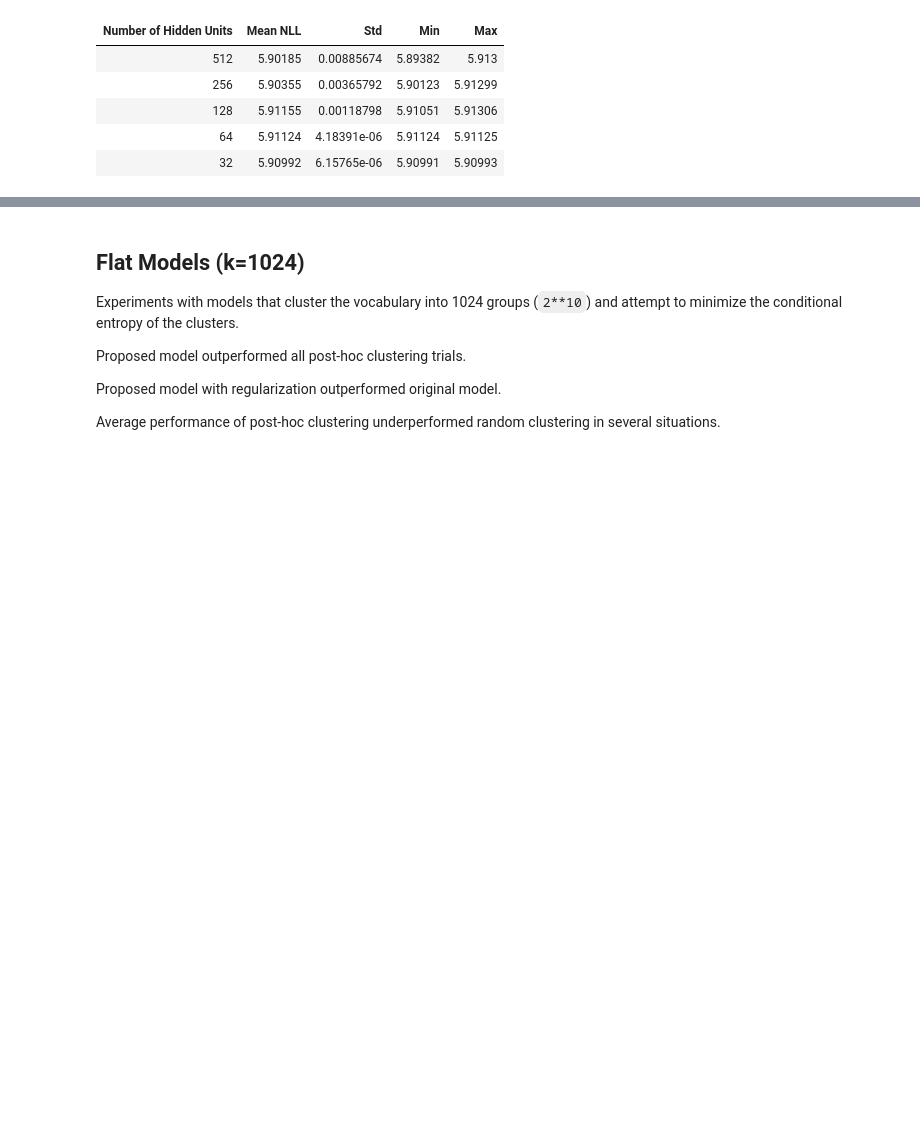
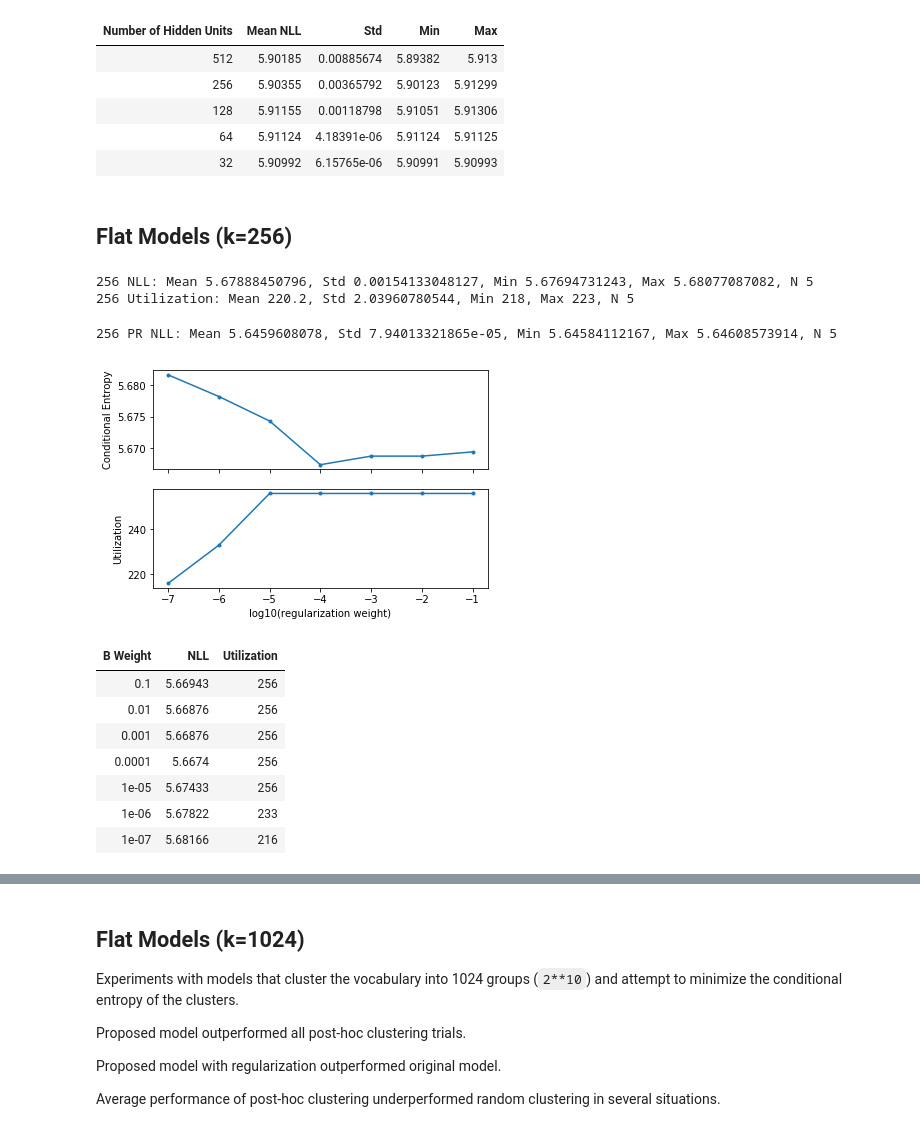
Before and after one commit to bstriner/discrete-skip-gram, a Jupyter notebook: notebook/results.ipynb, the cells around one changed output, grey strips where cells are left out. Saved outputs shown, nothing was run; the diff lists cells and outputs as text; code cells hidden in the pictures; blank space fills up the shorter version.

```diff
--- a/notebook/results.ipynb
+++ b/notebook/results.ipynb
@@ -327,3 +327,48 @@ display(stats_table(binary_bgmm['bzks'], binary_gmm['l2'],
 | 128 | 5.91155 | 0.00118798 | 5.91051 | 5.91306 |
 | 64 | 5.91124 | 4.18391e-06 | 5.91124 | 5.91125 |
 | 32 | 5.90992 | 6.15765e-06 | 5.90991 | 5.90993 |
+# %% [markdown]
+## Flat Models (k=256)
+# %%
+# Flat model without regularization
+flat2 = load_output('skipgram_256.npz')
+print("256 NLL: {}".format(stats_string(flat['nlls'])))
+print("256 Utilization: {}".format(stats_string(flat['utilizations'])))
+# %% [output]
+256 NLL: Mean 5.67888450796, Std 0.00154133048127, Min 5.67694731243, Max 5.68077087082, N 5
+256 Utilization: Mean 220.2, Std 2.03960780544, Min 218, Max 223, N 5
+# %%
+
+pr2 = load_output('point_replace_256.npy')
+print("256 PR NLL: {}".format(stats_string(pr2)))
+# %% [output]
+256 PR NLL: Mean 5.6459608078, Std 7.94013321865e-05, Min 5.64584112167, Max 5.64608573914, N 5
+# %%
+# Flat model with balance regularizer
+flat_b = load_output('skipgram_256-b.npz')
+# plot NLL by regularization weight
+x = np.log10(flat_b['weights'])
+xlabel = 'log10(regularization weight)'
+mean = np.mean(flat_b['nlls'], axis=1)
+meanu = np.mean(flat_b['utilizations'], axis=1)
+fig, (ax1, ax2) = plt.subplots(2,1, sharex=True)
+ax1.plot(x, mean, markersize=3, marker='o', label='Conditional Entropy')
+ax1.set_ylabel('Conditional Entropy')
+ax2.set_xlabel(xlabel)
+ax2.plot(x, meanu, markersize=3, marker='o', label='Utilization')
+ax2.set_ylabel('Utilization')
+plt.savefig('images/skipgram_flat_b.png')
+plt.show()
+# Table
+t= np.stack([flat_b['weights'],mean, meanu], axis=1)
+table(t, headers=['B Weight', 'NLL', 'Utilization'])
+# %% [output]
+[figure, added]
+| B Weight | NLL | Utilization |
+| 0.1 | 5.66943 | 256 |
+| 0.01 | 5.66876 | 256 |
+| 0.001 | 5.66876 | 256 |
+| 0.0001 | 5.6674 | 256 |
+| 1e-05 | 5.67433 | 256 |
+| 1e-06 | 5.67822 | 233 |
+| 1e-07 | 5.68166 | 216 |
```
Also changed, not shown: parts of 2 cells of this notebook, 9 other files.
